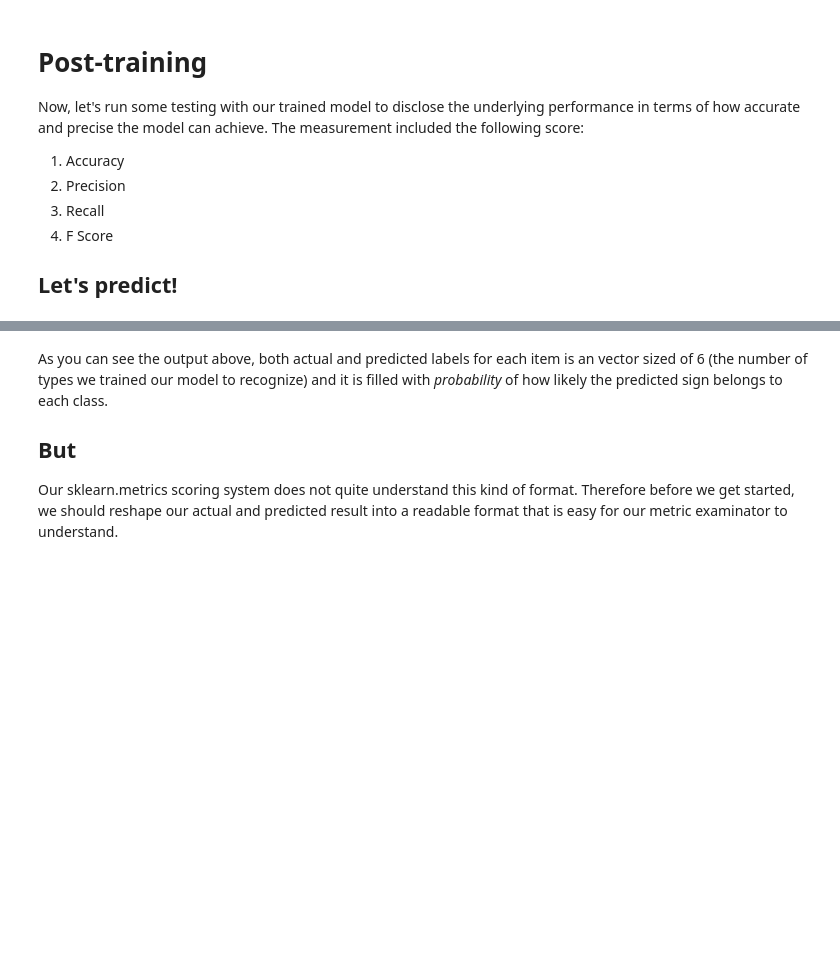
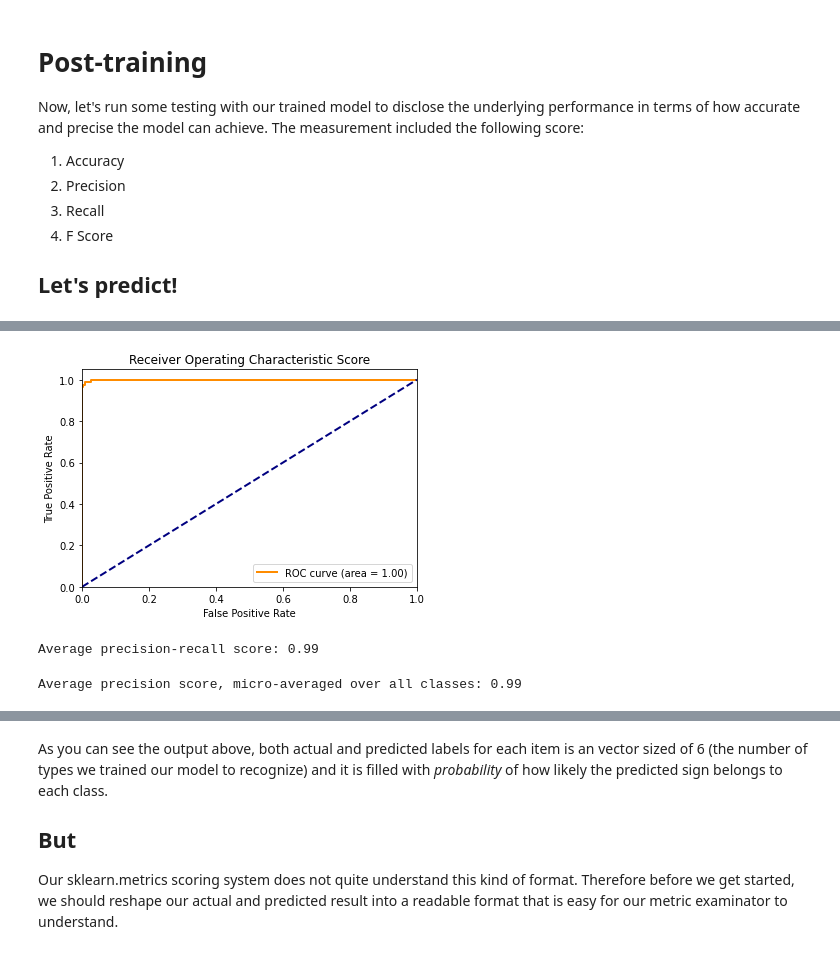
Before and after one commit to jameshoe1999/traffic-sign-recognizer, a Jupyter notebook: main.ipynb, the cells around one changed output, grey strips where cells are left out. Cells and saved outputs as stored; diff of their text form; code cells hidden in the pictures; blank space fills up the shorter version.

```diff
--- a/main.ipynb
+++ b/main.ipynb
@@ -206,0 +207,50 @@ array([[0., 1., 0., 0., 0., 0.],
+# %%
+import matplotlib.pyplot as plt
+from sklearn.metrics import roc_curve, auc
+fpr = dict()
+tpr = dict()
+roc_auc = dict()
+for i in range(6):
+    fpr[i], tpr[i], _ = roc_curve(y_test[:, i], Y_predict[:, i])
+    roc_auc[i] = auc(fpr[i], tpr[i])
+
+# Compute micro-average ROC curve and ROC area
+fpr["micro"], tpr["micro"], _ = roc_curve(y_test.ravel(), Y_predict.ravel())
+roc_auc["micro"] = auc(fpr["micro"], tpr["micro"])
+plt.figure()
+lw = 2
+plt.plot(fpr[2], tpr[2], color='darkorange',
+         lw=lw, label='ROC curve (area = %0.2f)' % roc_auc[2])
+plt.plot([0, 1], [0, 1], color='navy', lw=lw, linestyle='--')
+plt.xlim([0.0, 1.0])
+plt.ylim([0.0, 1.05])
+plt.xlabel('False Positive Rate')
+plt.ylabel('True Positive Rate')
+plt.title('Receiver Operating Characteristic Score')
+plt.legend(loc="lower right")
+plt.show()
+# %% [output]
+[figure, added]
+# %%
+from sklearn.metrics import average_precision_score
+
+average_precision = average_precision_score(y_test.ravel(), Y_predict.ravel())
+print('Average precision-recall score: {0:0.2f}'.format(average_precision))
+# %% [output]
+Average precision-recall score: 0.99
+# %%
+from sklearn.metrics import precision_recall_curve
+from sklearn.metrics import average_precision_score
+
+precision = dict()
+recall = dict()
+average_precision = dict()
+for i in range(6):
+    precision[i], recall[i], _ = precision_recall_curve(y_test[:, i], Y_predict[:, i])
+    roc_auc[i] = average_precision_score(y_test[:, i], Y_predict[:, i])
+precision['micro'], recall['micro'], _ = precision_recall_curve(y_test.ravel(), Y_predict.ravel())
+average_precision['micro'] = average_precision_score(y_test, Y_predict, average='micro')
+print('Average precision score, micro-averaged over all classes: {0:0.2f}'
+      .format(average_precision["micro"]))
+# %% [output]
+Average precision score, micro-averaged over all classes: 0.99
```
Also changed, not shown: parts of 14 cells of this notebook.
